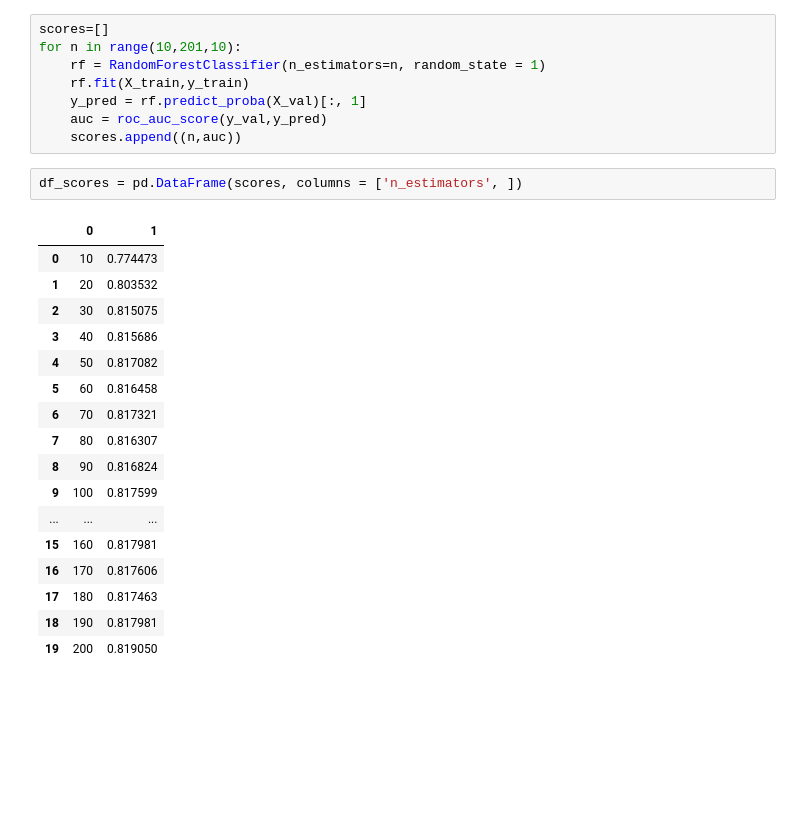
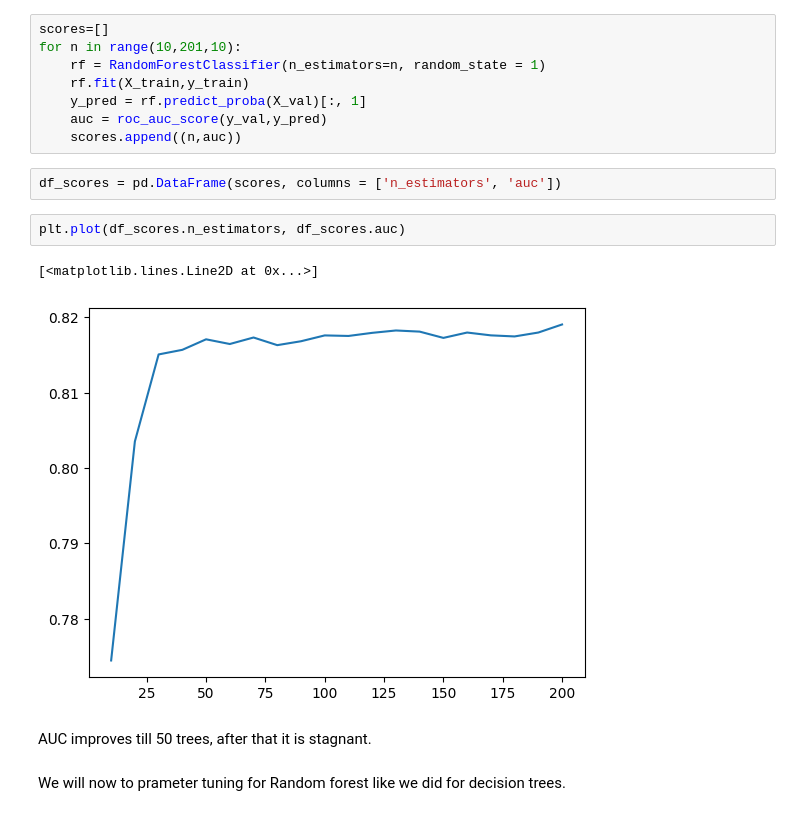
Before and after one commit to skykmar02/Credit-Risk-Scoring, a Jupyter notebook: 06_Credit_risk_scoring.ipynb, the cells around one changed output. Cells and saved outputs as stored; diff of their text form; blank space fills up the shorter version.

```diff
--- a/06_Credit_risk_scoring.ipynb
+++ b/06_Credit_risk_scoring.ipynb
@@ -522,22 +523,13 @@ for n in range(10,201,10):
     auc = roc_auc_score(y_val,y_pred)
     scores.append((n,auc))
 # %%
-df_scores = pd.DataFrame(scores, columns = ['n_estimators', ])
+df_scores = pd.DataFrame(scores, columns = ['n_estimators', 'auc'])
-# %% [output]
-|  | 0 | 1 |
-| 0 | 10 | 0.774473 |
-| 1 | 20 | 0.803532 |
-| 2 | 30 | 0.815075 |
-| 3 | 40 | 0.815686 |
-| 4 | 50 | 0.817082 |
-| 5 | 60 | 0.816458 |
-| 6 | 70 | 0.817321 |
-| 7 | 80 | 0.816307 |
-| 8 | 90 | 0.816824 |
-| 9 | 100 | 0.817599 |
-| ... | ... | ... |
-| 15 | 160 | 0.817981 |
-| 16 | 170 | 0.817606 |
-| 17 | 180 | 0.817463 |
-| 18 | 190 | 0.817981 |
-| 19 | 200 | 0.819050 |
+# %%
+plt.plot(df_scores.n_estimators, df_scores.auc)
+# %% [output]
+[<matplotlib.lines.Line2D at 0x...>]
+[figure, added]
+# %% [markdown]
+AUC improves till 50 trees, after that it is stagnant.
+# %% [markdown]
+We will now to prameter tuning for Random forest like we did for decision trees.
```
Also changed, not shown: parts of 9 cells of this notebook, 1 other file.
